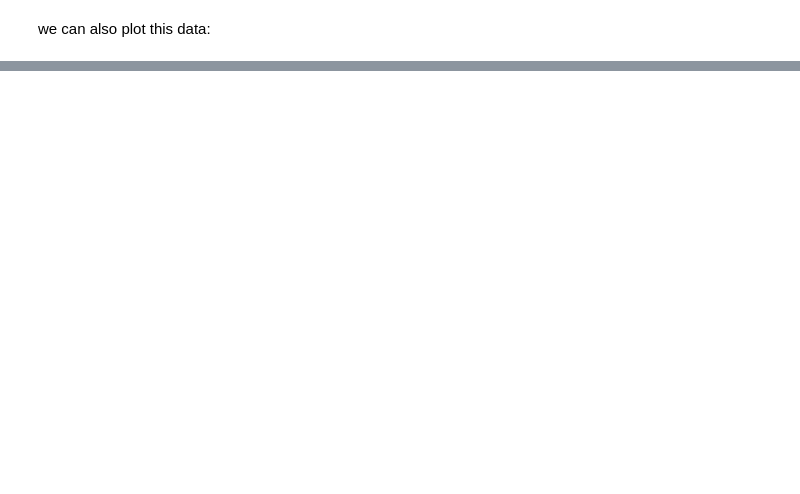
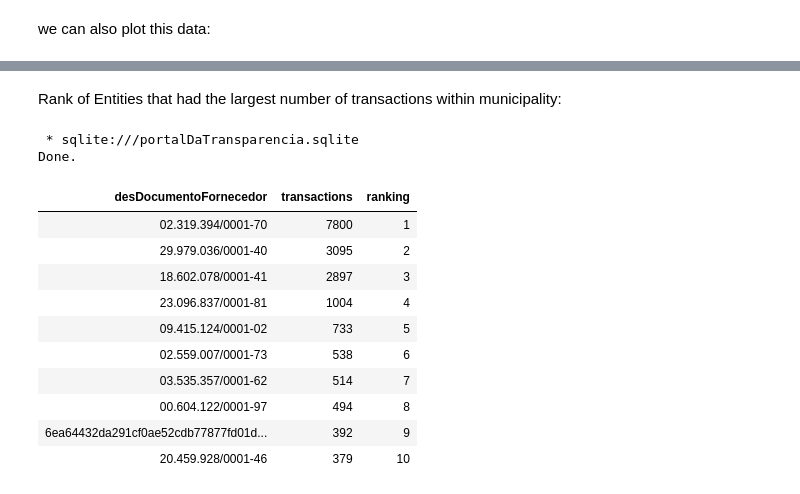
Before and after one commit to gbrielgustavo/portal-transparencia-publicenter, a Jupyter notebook: project.ipynb, the cells around one changed output, grey strips where cells are left out. Saved outputs shown, nothing was run; the diff lists cells and outputs as text; code cells hidden in the pictures; blank space fills up the shorter version.

```diff
--- a/project.ipynb
+++ b/project.ipynb
@@ -699,0 +869,34 @@ Bellow we have the graph generated
+# %% [markdown]
+Rank of Entities that had the largest number of transactions within municipality:
+# %%
+%%sql
+
+with aggData as (
+    select
+        desDocumentoFornecedor,
+        desAgrupamento,
+        count(desDocumentoFornecedor) transactions,
+        sum(vlrEmpenhado) committedValue,
+        (sum(vlrEmpenhado) / count(desDocumentoFornecedor)) averageCommited
+    from budgetData
+    group by desDocumentoFornecedor)
+select
+    desDocumentoFornecedor,
+    transactions,
+    rank() over (order by transactions desc) as ranking
+from aggData
+limit 10;
+# %% [output]
+ * sqlite:///portalDaTransparencia.sqlite
+Done.
+| desDocumentoFornecedor | transactions | ranking |
+| 02.319.394/0001-70 | 7800 | 1 |
+| 29.979.036/0001-40 | 3095 | 2 |
+| 18.602.078/0001-41 | 2897 | 3 |
+| 23.096.837/0001-81 | 1004 | 4 |
+| 09.415.124/0001-02 | 733 | 5 |
+| 02.559.007/0001-73 | 538 | 6 |
+| 03.535.357/0001-62 | 514 | 7 |
+| 00.604.122/0001-97 | 494 | 8 |
+| 6ea64432da291cf0ae52cdb77877fd01d... | 392 | 9 |
+| 20.459.928/0001-46 | 379 | 10 |
```
Also changed, not shown: parts of 28 cells of this notebook, 17 other files.
